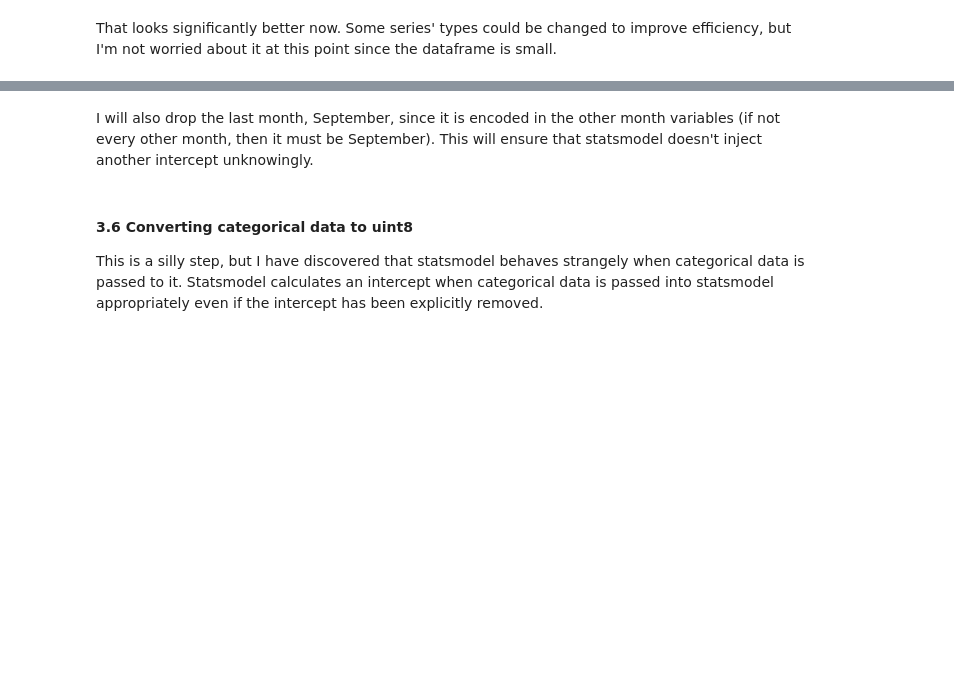
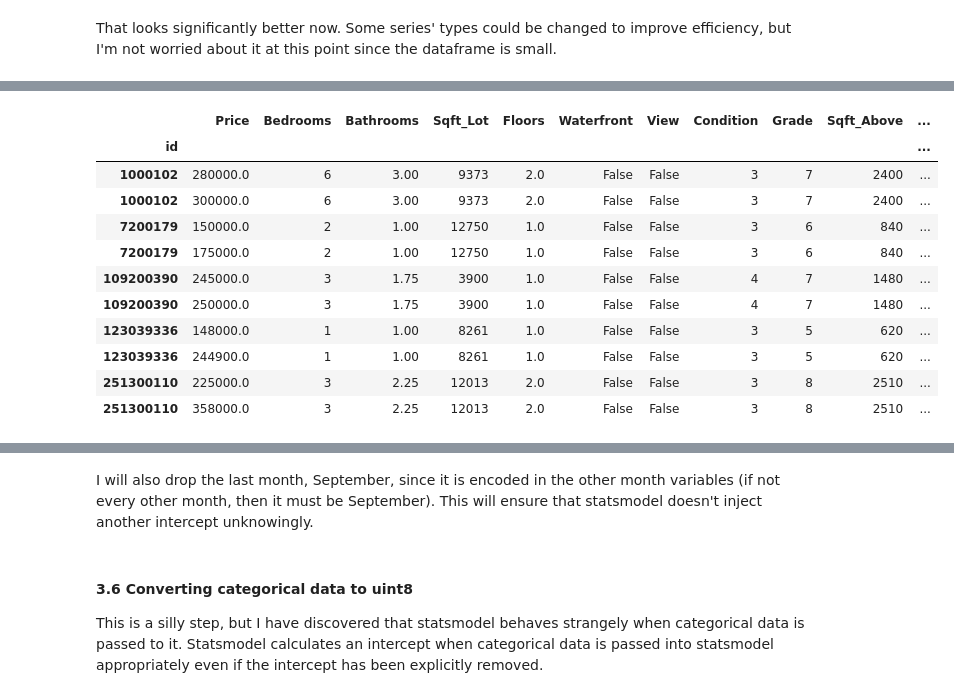
Before and after one commit to pjofrelora/dsc-1-final-project-online-ds-sp-000, a Jupyter notebook: student.ipynb, the cells around one changed output, grey strips where cells are left out. Drawn from its saved outputs; the diff is of its cells as text; code cells hidden in the pictures; blank space fills up the shorter version.

```diff
--- a/student.ipynb
+++ b/student.ipynb
@@ -359,7 +331,0 @@ Zipcode is a categorical series with too many unique values to be functionally u
-# %%
-zip_means = kc.groupby('Zipcode')['Price'].mean()
-month_means = kc.groupby('Month')['Price'].mean()
-kc['Zipcode_Means'] = kc.Zipcode.map(zip_means)
-kc['Month_Means'] = kc.Month.map(month_means)
-print('Zipcode Means : Price\t' + str(kc.corr().loc['Zipcode_Means','Price']))
-print('Month : Price\t\t' + str(kc.corr().loc['Month_Means','Price']))
@@ -367,0 +347,5 @@ The correlation between Zipcode Means and Price is high, so I'll keep the target
+# %%
+# Difference in size is relative to the house of the neighbors
+kc['Lot_Difference'] = (kc.Sqft_Lot - kc.Sqft_Lot15)/kc.Sqft_Lot15
+kc['Living_Difference'] = (kc.Sqft_Above + kc.Sqft_Basement - kc.Sqft_Living15)/kc.Sqft_Living15
+kc[['Lot_Difference','Living_Difference']].describe(percentiles = [.05, .25, .50, .75, .95])
@@ -371,0 +454,16 @@ In setting the dummies I found out that the dataset has duplicate entries for si
+# %%
+copies = pd.concat(g for _, g in kc.groupby("id") if len(g) > 1)
+copies.head(10)
+# %% [output]
+|  | Price | Bedrooms | Bathrooms | Sqft_Lot | Floors | Waterfront | View | Condition | Grade | Sqft_Above | ... |
+| id |  |  |  |  |  |  |  |  |  |  | ... |
+| 1000102 | 280000.0 | 6 | 3.00 | 9373 | 2.0 | False | False | 3 | 7 | 2400 | ... |
+| 1000102 | 300000.0 | 6 | 3.00 | 9373 | 2.0 | False | False | 3 | 7 | 2400 | ... |
+| 7200179 | 150000.0 | 2 | 1.00 | 12750 | 1.0 | False | False | 3 | 6 | 840 | ... |
+| 7200179 | 175000.0 | 2 | 1.00 | 12750 | 1.0 | False | False | 3 | 6 | 840 | ... |
+| 109200390 | 245000.0 | 3 | 1.75 | 3900 | 1.0 | False | False | 4 | 7 | 1480 | ... |
+| 109200390 | 250000.0 | 3 | 1.75 | 3900 | 1.0 | False | False | 4 | 7 | 1480 | ... |
+| 123039336 | 148000.0 | 1 | 1.00 | 8261 | 1.0 | False | False | 3 | 5 | 620 | ... |
+| 123039336 | 244900.0 | 1 | 1.00 | 8261 | 1.0 | False | False | 3 | 5 | 620 | ... |
+| 251300110 | 225000.0 | 3 | 2.25 | 12013 | 2.0 | False | False | 3 | 8 | 2510 | ... |
+| 251300110 | 358000.0 | 3 | 2.25 | 12013 | 2.0 | False | False | 3 | 8 | 2510 | ... |
```
Also changed, not shown: parts of 144 cells of this notebook.
